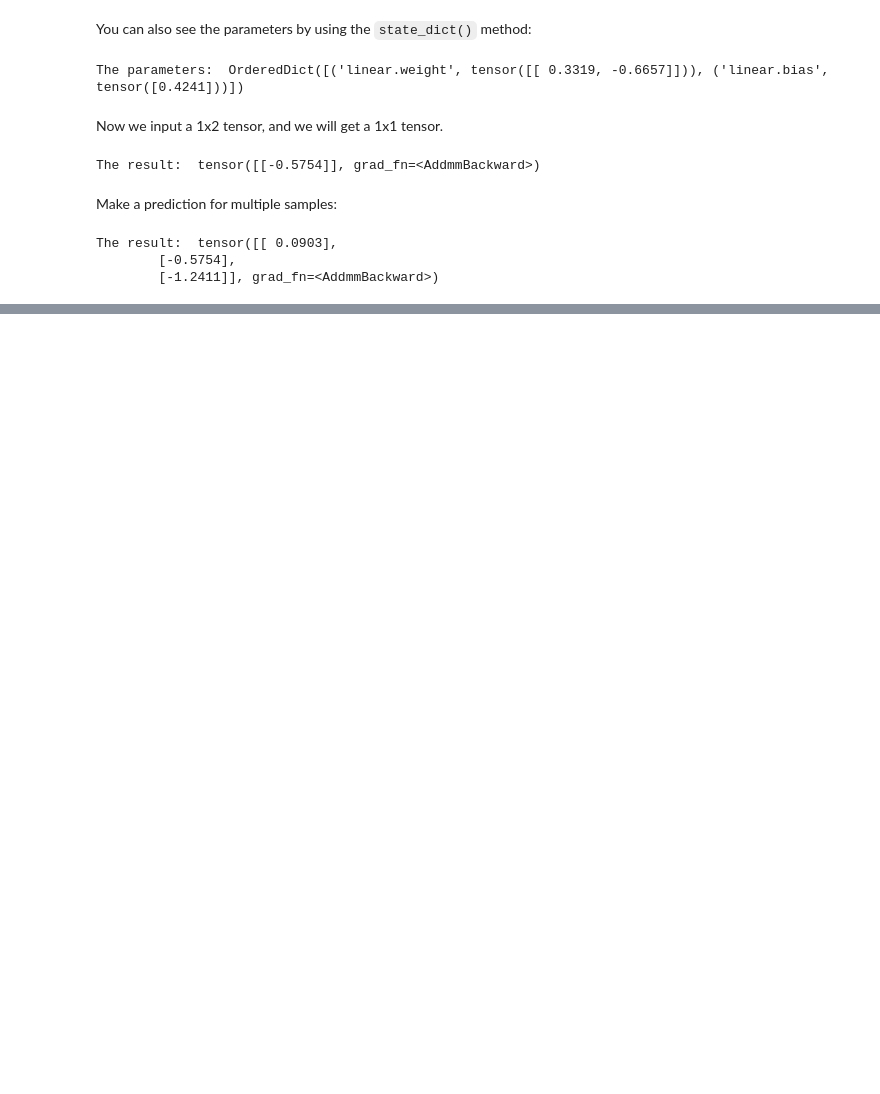
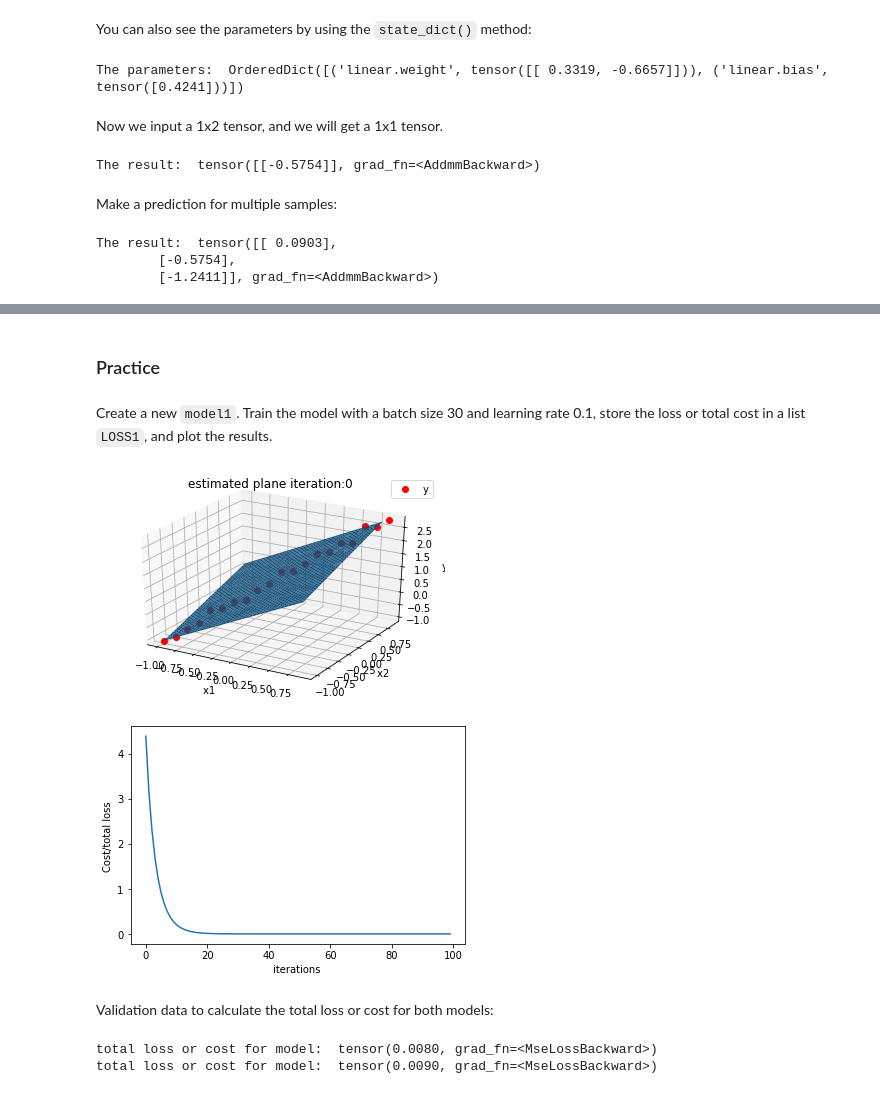
Before and after one commit to illumi91/PyTorch_Multiple_linear_regression, a Jupyter notebook: PyTorch_multiple_regression.ipynb, the cells around one changed output, grey strips where cells are left out. Saved outputs shown, nothing was run; the diff lists cells and outputs as text; code cells hidden in the pictures; blank space fills up the shorter version.

```diff
--- a/PyTorch_multiple_regression.ipynb
+++ b/PyTorch_multiple_regression.ipynb
@@ -146,0 +307,43 @@ The result:  tensor([[ 0.0903],
+# %% [markdown]
+<h3>Practice</h3>
+# %% [markdown]
+Create a new <code>model1</code>. Train the model with a batch size 30 and learning rate 0.1, store the loss or total cost in a list <code>LOSS1</code>, and plot the results.
+# %%
+train_loader = DataLoader(dataset = data_set, batch_size = 30)
+model1 = linear_regression(2, 1)
+optimizer = optim.SGD(model1.parameters(), lr = 0.1)
+LOSS1 = []
+epochs = 100
+def train_model(epochs):
+    for epoch in range(epochs):
+        for x,y in train_loader:
+            yhat = model1(x)
+            loss = criterion(yhat,y)
+            LOSS1.append(loss.item())
+            optimizer.zero_grad()
+            loss.backward()
+            optimizer.step()
+train_model(epochs)
+Plot_2D_Plane(model1 , data_set)
+plt.plot(LOSS1)
+plt.xlabel("iterations ")
+plt.ylabel("Cost/total loss ")# Practice create model1. Train the model with batch size 30 and learning rate 0.1, store the loss in a list <code>LOSS1</code>. Plot the results.
+
+data_set = Data2D()
+# %% [output]
+[figure, added]
+[figure, added]
+# %% [markdown]
+Validation data to calculate the total loss or cost for both models:
+# %%
+torch.manual_seed(2)
+
+validation_data = Data2D()
+Y = validation_data.y
+X = validation_data.x
+
+print("total loss or cost for model: ",criterion(model(X),Y))
+print("total loss or cost for model: ",criterion(model1(X),Y))
+# %% [output]
+total loss or cost for model:  tensor(0.0080, grad_fn=<MseLossBackward>)
+total loss or cost for model:  tensor(0.0090, grad_fn=<MseLossBackward>)
```
Also changed, not shown: parts of 23 cells of this notebook.
